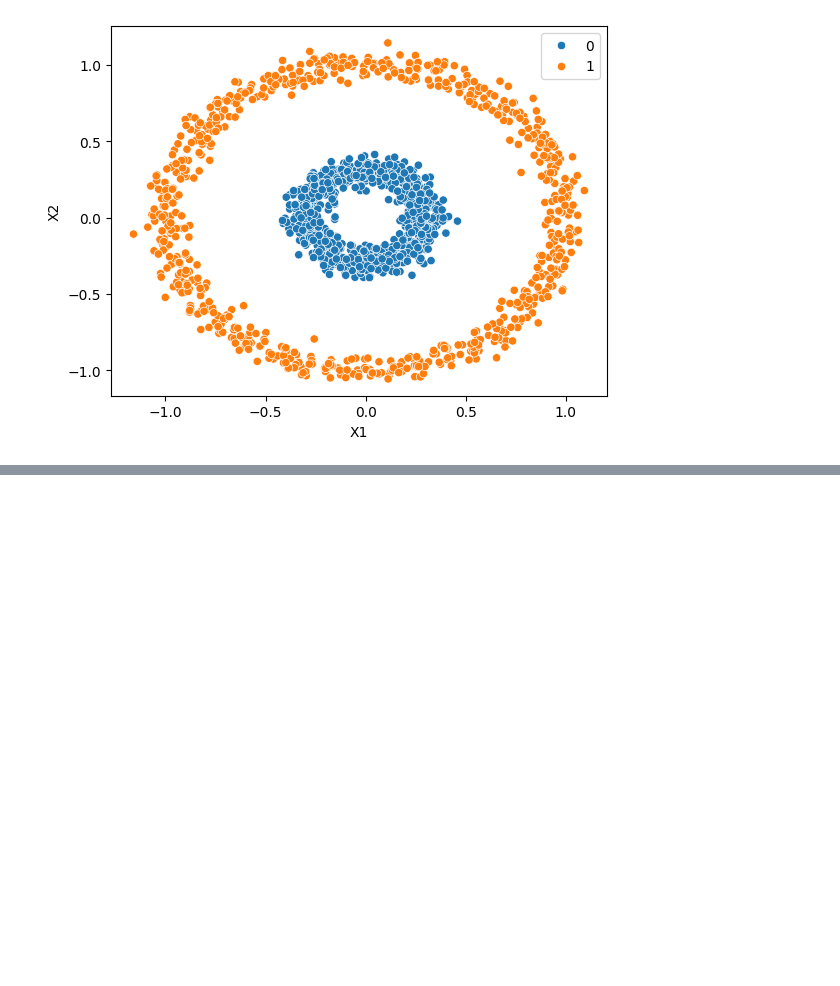
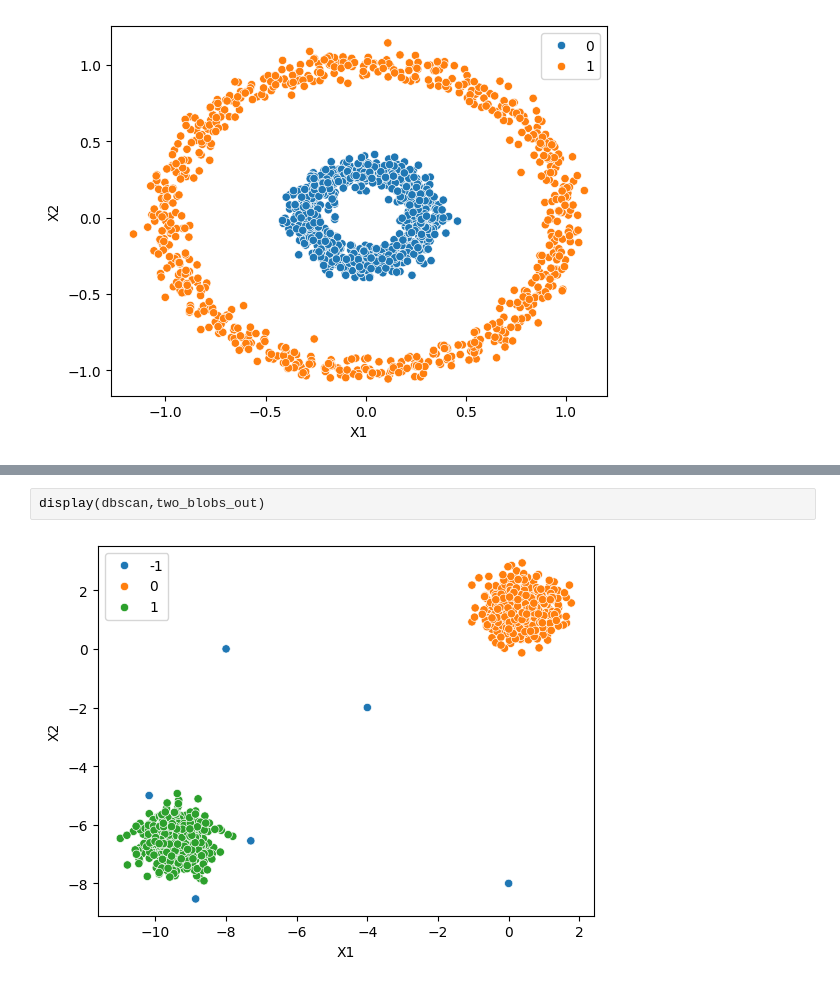
Before and after one commit to Rushikesh419/Machine-learning, a Jupyter notebook: DBSCAN_vs_KMeans.ipynb, the cells around one changed output, grey strips where cells are left out. Drawn from its saved outputs; the diff is of its cells as text; blank space fills up the shorter version.

```diff
--- a/DBSCAN_vs_KMeans.ipynb
+++ b/DBSCAN_vs_KMeans.ipynb
@@ -101,0 +154,4 @@ display(model,circles)
+# %%
+display(dbscan,two_blobs_out)
+# %% [output]
+[figure, added]
```
Also changed, not shown: parts of 17 cells of this notebook.
